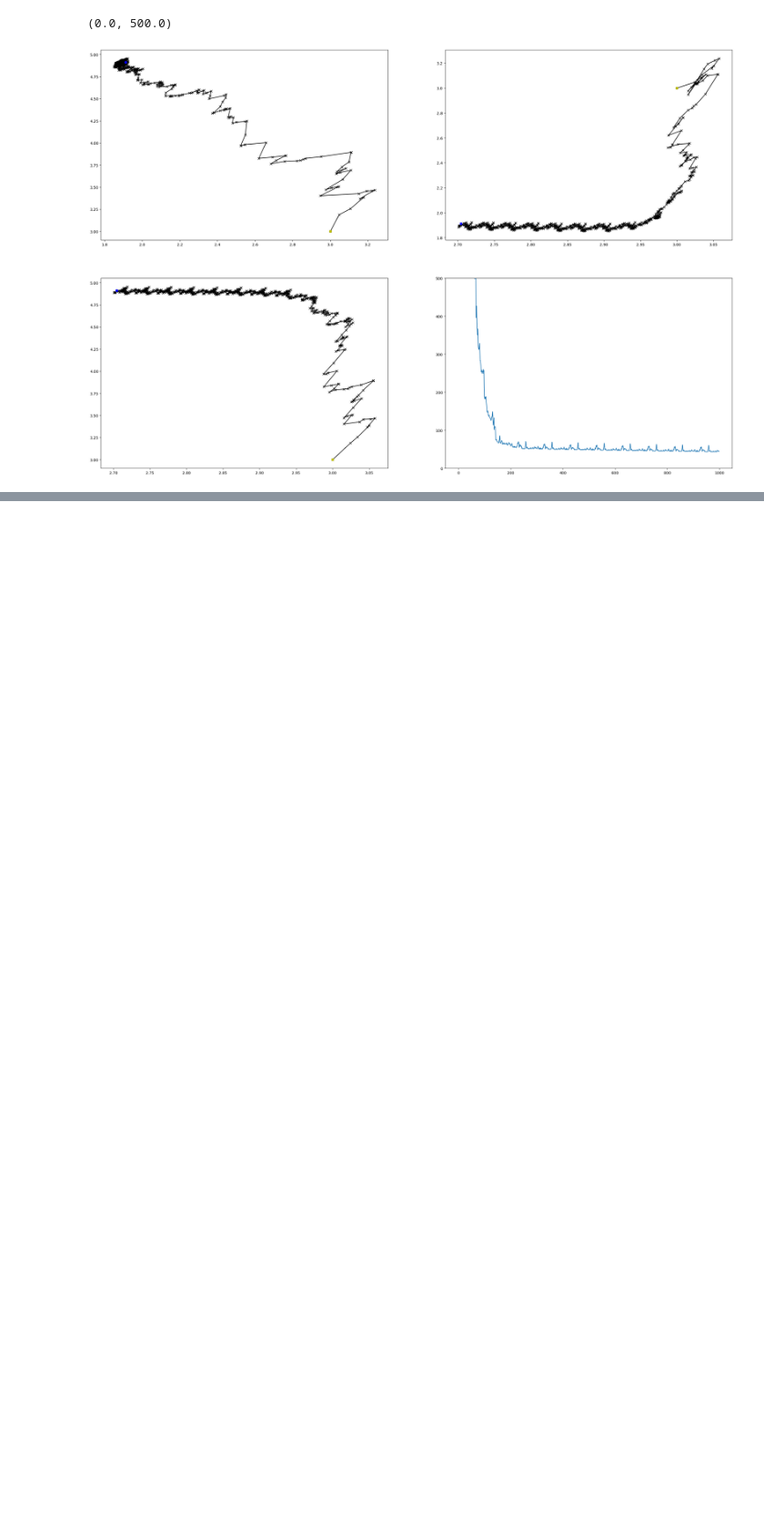
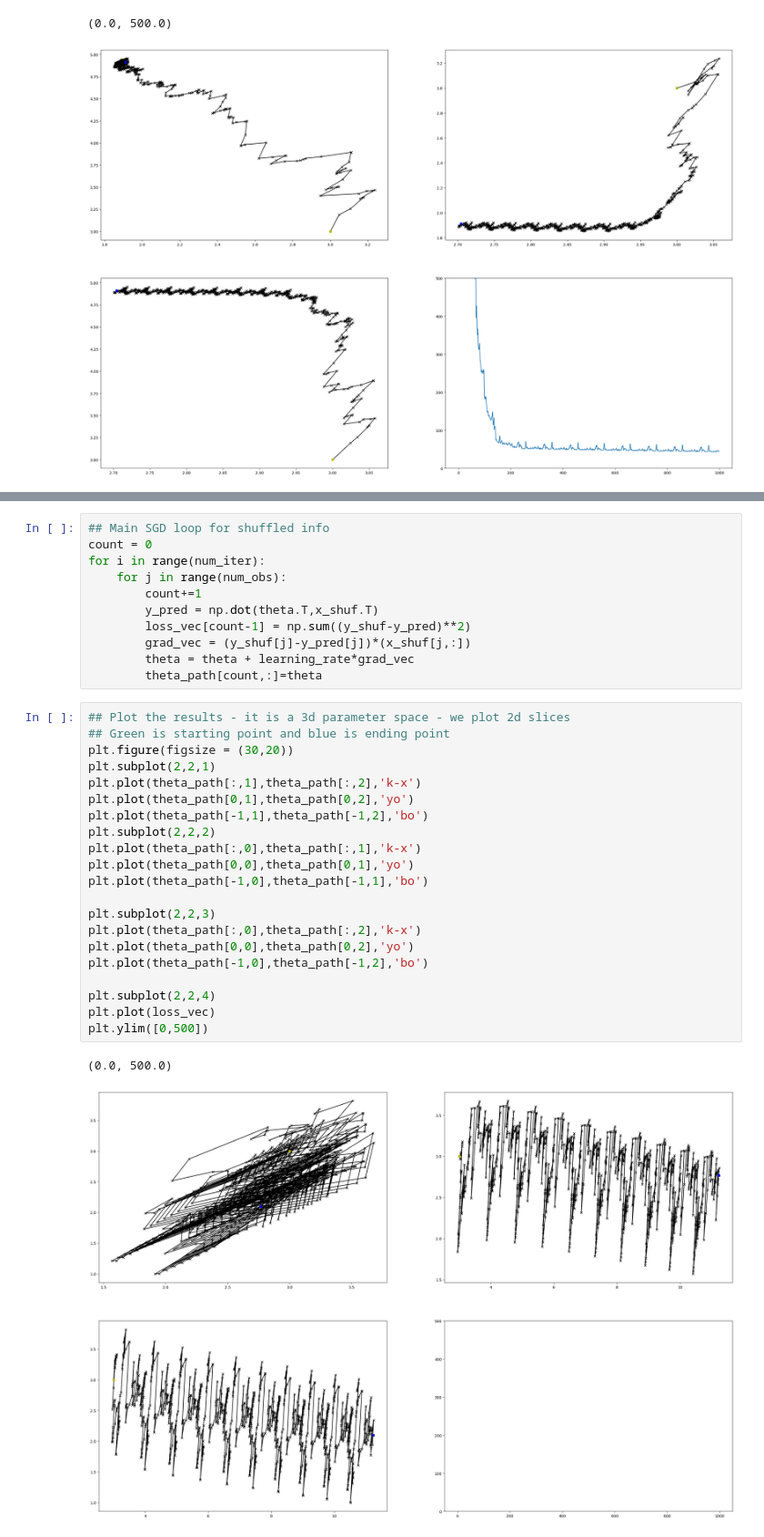
Before and after one commit to ValenDunn192/FPGA-ML, a Jupyter notebook: Intel Learning/01_Grad_descent_linear_reg_HW.ipynb, the cells around one changed output, grey strips where cells are left out. Shown at 91% size. Drawn from its saved outputs; the diff is of its cells as text; blank space fills up the shorter version.

```diff
--- a/Intel Learning/01_Grad_descent_linear_reg_HW.ipynb
+++ b/Intel Learning/01_Grad_descent_linear_reg_HW.ipynb
@@ -196,0 +245,35 @@ plt.ylim([0,500])
+# %%
+## Main SGD loop for shuffled info
+count = 0
+for i in range(num_iter):
+    for j in range(num_obs):
+        count+=1
+        y_pred = np.dot(theta.T,x_shuf.T)
+        loss_vec[count-1] = np.sum((y_shuf-y_pred)**2)
+        grad_vec = (y_shuf[j]-y_pred[j])*(x_shuf[j,:])
+        theta = theta + learning_rate*grad_vec
+        theta_path[count,:]=theta
+# %%
+## Plot the results - it is a 3d parameter space - we plot 2d slices
+## Green is starting point and blue is ending point
+plt.figure(figsize = (30,20))
+plt.subplot(2,2,1)
+plt.plot(theta_path[:,1],theta_path[:,2],'k-x')
+plt.plot(theta_path[0,1],theta_path[0,2],'yo')
+plt.plot(theta_path[-1,1],theta_path[-1,2],'bo')
+plt.subplot(2,2,2)
+plt.plot(theta_path[:,0],theta_path[:,1],'k-x')
+plt.plot(theta_path[0,0],theta_path[0,1],'yo')
+plt.plot(theta_path[-1,0],theta_path[-1,1],'bo')
+
+plt.subplot(2,2,3)
+plt.plot(theta_path[:,0],theta_path[:,2],'k-x')
+plt.plot(theta_path[0,0],theta_path[0,2],'yo')
+plt.plot(theta_path[-1,0],theta_path[-1,2],'bo')
+
+plt.subplot(2,2,4)
+plt.plot(loss_vec)
+plt.ylim([0,500])
+# %% [output]
+(0.0, 500.0)
+[figure, added]
```
Also changed, not shown: parts of 8 cells of this notebook.
